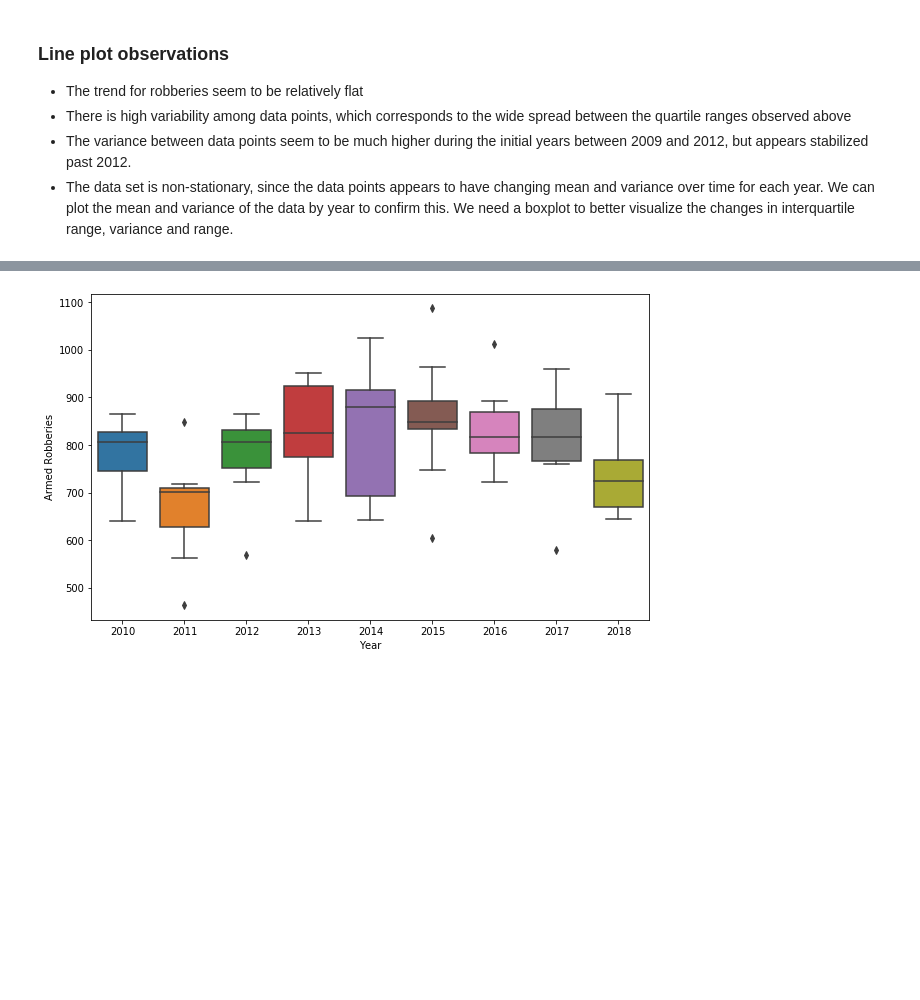
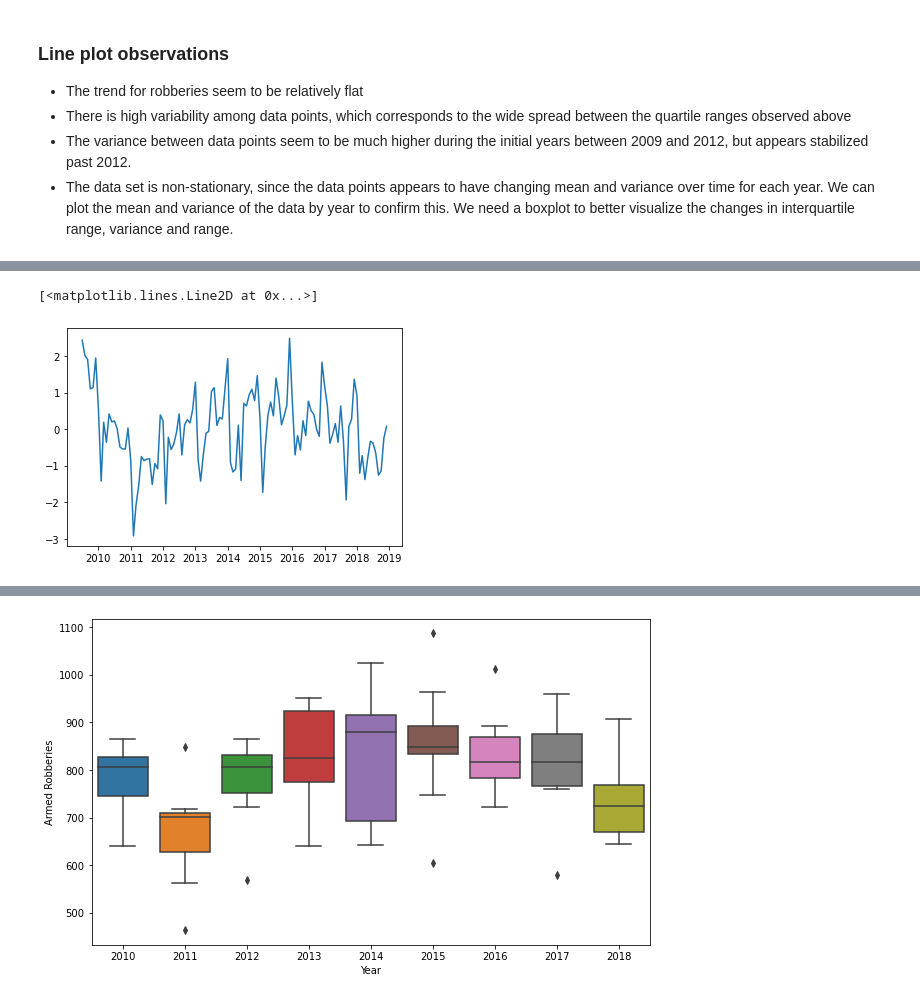
Before and after one commit to grantrzchan/HTX_Armed_Robberies, a Jupyter notebook: HTX_Robberies_ARIMA.ipynb, the cells around one changed output, grey strips where cells are left out. Drawn from its saved outputs; the diff is of its cells as text; code cells hidden in the pictures; blank space fills up the shorter version.

```diff
--- a/HTX_Robberies_ARIMA.ipynb
+++ b/HTX_Robberies_ARIMA.ipynb
@@ -127,0 +169,17 @@ Text(0, 0.5, 'Variance of armed robberies')
+# %%
+def normalizer(data):
+    ts_avg, ts_std = data.mean(), data.std()
+    normalized = (data - ts_avg)/ts_std
+    return normalized, ts_avg, ts_std
+
+def inv_normalizer(normalized, ts_avg, ts_std):
+    data = (normalized*ts_std) + ts_avg
+    return data
+
+transformed = pd.Series(transformed, index=data_set.index)
+normalized_data_set, n_ts_avg, n_ts_std = normalizer(transformed)
+# %%
+plt.plot(normalized_data_set)
+# %% [output]
+[<matplotlib.lines.Line2D at 0x...>]
+[figure, added]
```
Also changed, not shown: parts of 37 cells of this notebook, 1 other file.
